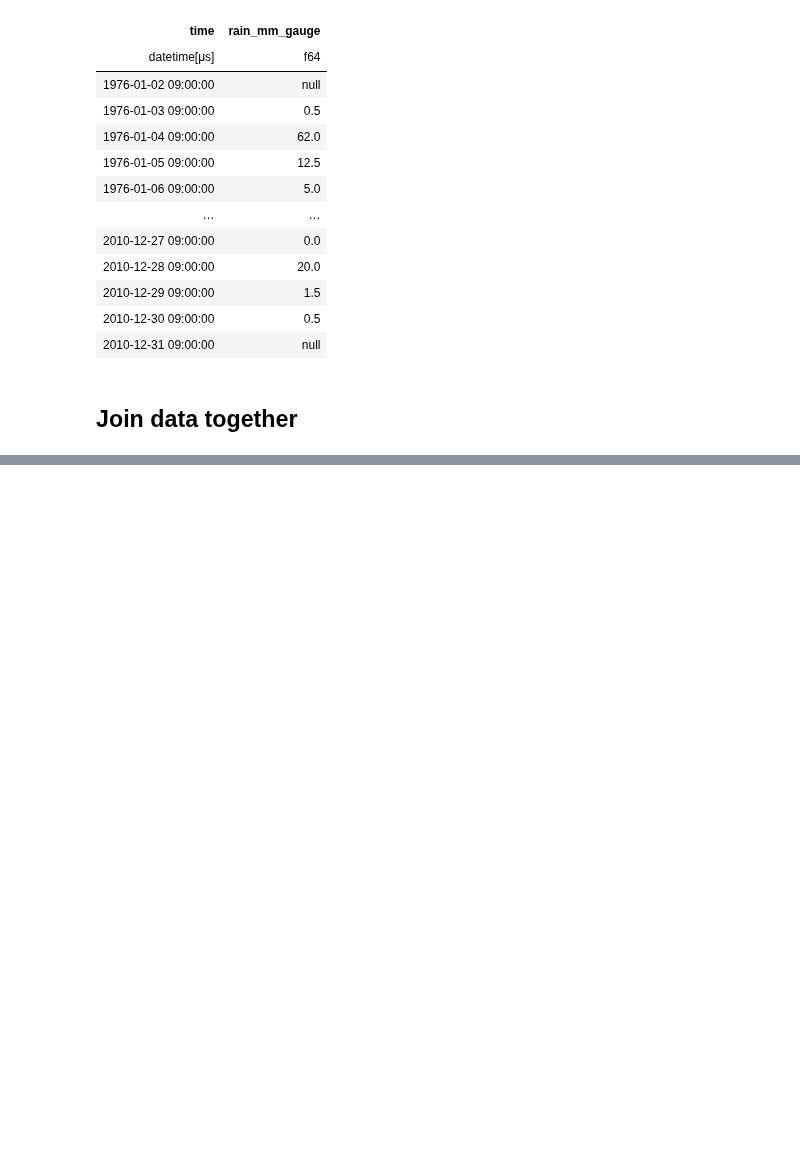
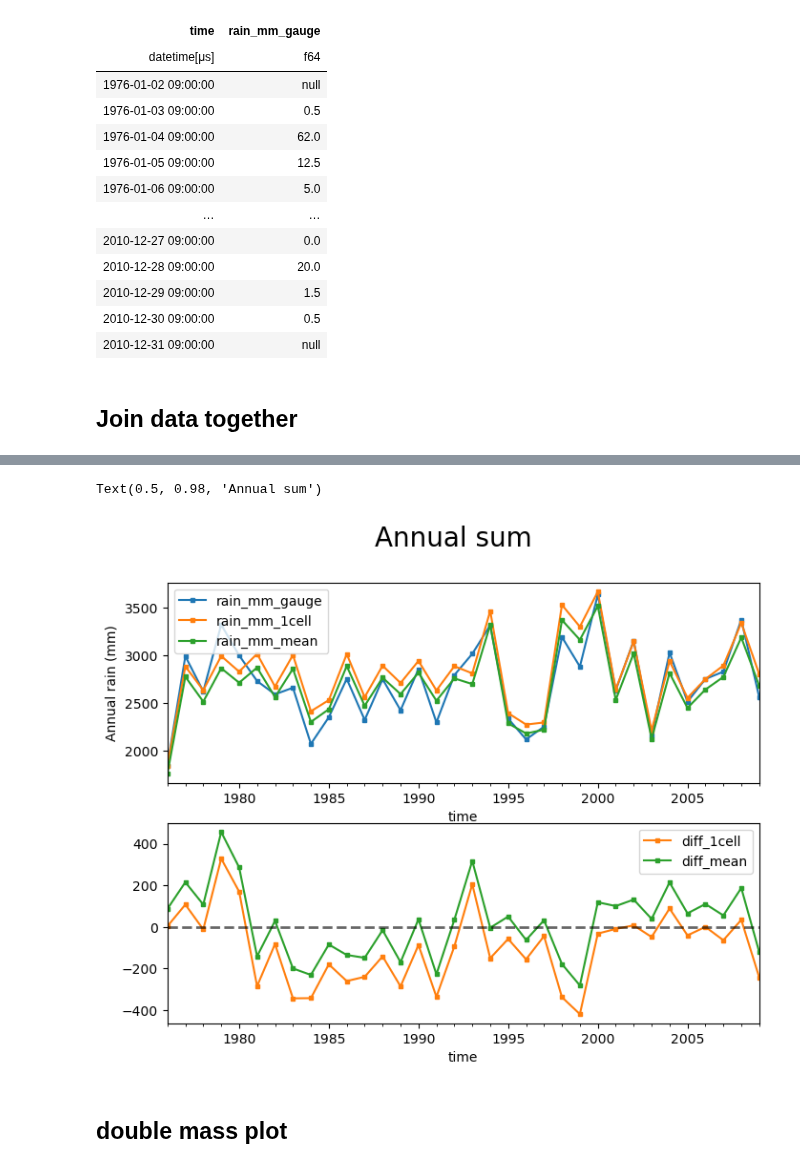
Before and after one commit to Thomasjkeel/FDRI-comparing-rainfall-data-in-upper-severn, a Jupyter notebook: Carreg_wen_gauge_vs_grid.ipynb, the cells around one changed output, grey strips where cells are left out. Saved outputs shown, nothing was run; the diff lists cells and outputs as text; code cells hidden in the pictures; blank space fills up the shorter version.

```diff
--- a/Carreg_wen_gauge_vs_grid.ipynb
+++ b/Carreg_wen_gauge_vs_grid.ipynb
@@ -160,0 +165,13 @@ shape: (12_417, 4)
+# %%
+fig, axes = plt.subplots(2, 1, figsize=(8, 6))
+carreg_annual_sum.to_pandas().set_index('time').plot(marker='s', markersize=3, ax=axes[0])
+carreg_annual_sum_diff.to_pandas().set_index('time')[['diff_1cell', 'diff_mean']].plot(marker='s', markersize=3, ax=axes[1], color=('C1', 'C2'))
+
+axes[0].set_ylabel("Annual rain (mm)")
+axes[1].axhline(0, color='k', linewidth=2, alpha=.6, linestyle='--')
+plt.suptitle("Annual sum", size=20)
+# %% [output]
+Text(0.5, 0.98, 'Annual sum')
+[figure, added]
+# %% [markdown]
+## double mass plot
```
Also changed, not shown: parts of 15 cells of this notebook.
